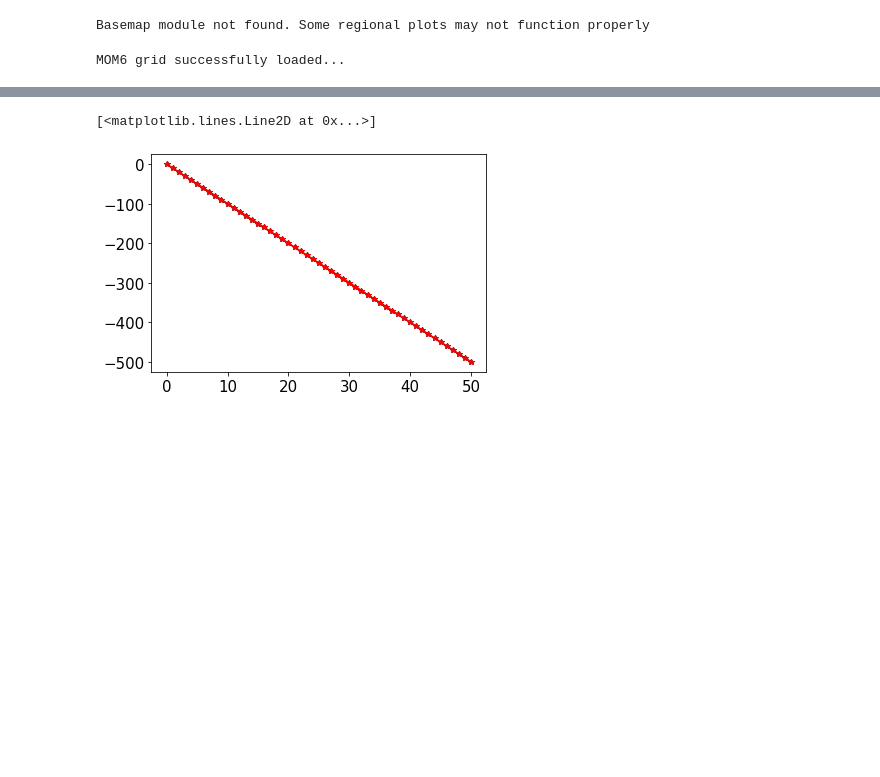
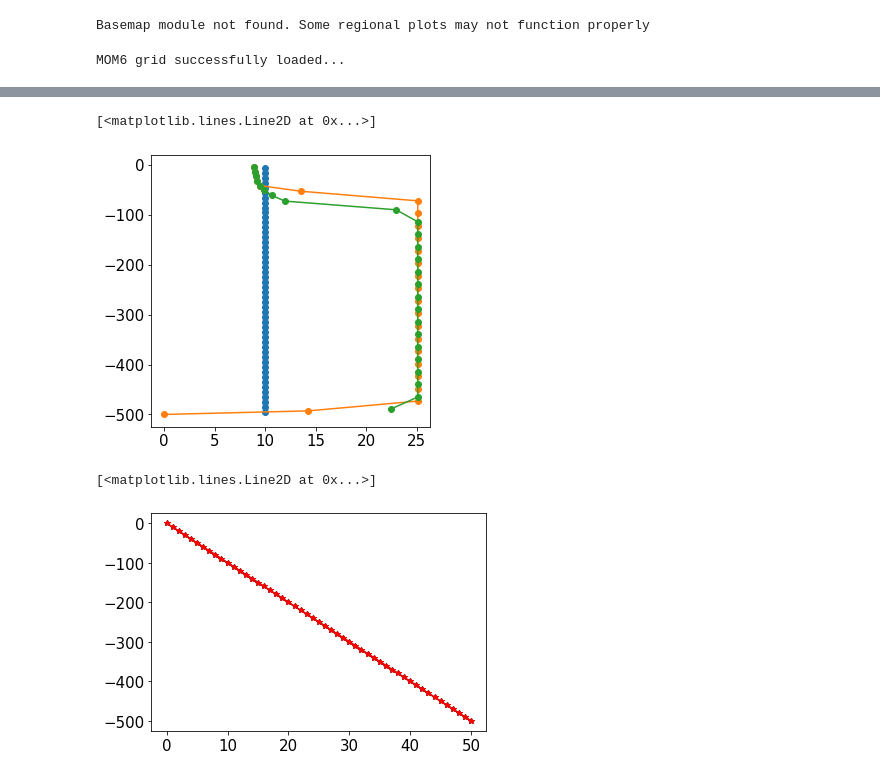
Before and after one commit to gustavo-marques/cesm_mom6_progress, a Jupyter notebook: lateral_boundary_diffusion/lateral_bnd_diffusion_analysis_two_columns_exps.ipynb, the cells around one changed output, grey strips where cells are left out. Saved outputs shown, nothing was run; the diff lists cells and outputs as text; code cells hidden in the pictures; blank space fills up the shorter version.

```diff
--- a/lateral_boundary_diffusion/lateral_bnd_diffusion_analysis_two_columns_exps.ipynb
+++ b/lateral_boundary_diffusion/lateral_bnd_diffusion_analysis_two_columns_exps.ipynb
@@ -101,3 +91,27 @@ plt.savefig('initial_conditions.png',bbox_inches='tight')
+# %%
+%matplotlib inline
+plt.rcParams.update({'font.size': 15})
+fig, ax = plt.subplots(nrows=1, ncols=1, figsize=(5,5))
+
+eta_z = IC_Z.eta[0,:,0,:].values
+eta_h = IC_H.eta[0,:,0,:].values
+
+z_z = 0.5 * (eta_z[0:-1,:]+eta_z[1::,:])
+z_h = 0.5 * (eta_h[0:-1,:]+eta_h[1::,:])
+
+h_z = IC_Z.h[0,:,0,:].values
+h_h = IC_H.h[0,:,0,:].values
+
+ax.plot(h_z[:,0],z_z[:,0], '-o')
+#ax.plot(h_z[:,1],z_z[:,1], '-o')
+ax.plot(h_h[:,0],z_h[:,0], '-o')
+ax.plot(h_h[:,1],z_h[:,1], '-o')
+
+
+#plt.savefig('initial_conditions.png',bbox_inches='tight')
+# %% [output]
+[<matplotlib.lines.Line2D at 0x...>]
+[figure, added]
 # %%
 z = 0.5 * (eta[0:-1,:]+eta[1::,:])
 # %%
```
Also changed, not shown: parts of 29 cells of this notebook, 23 other files.
